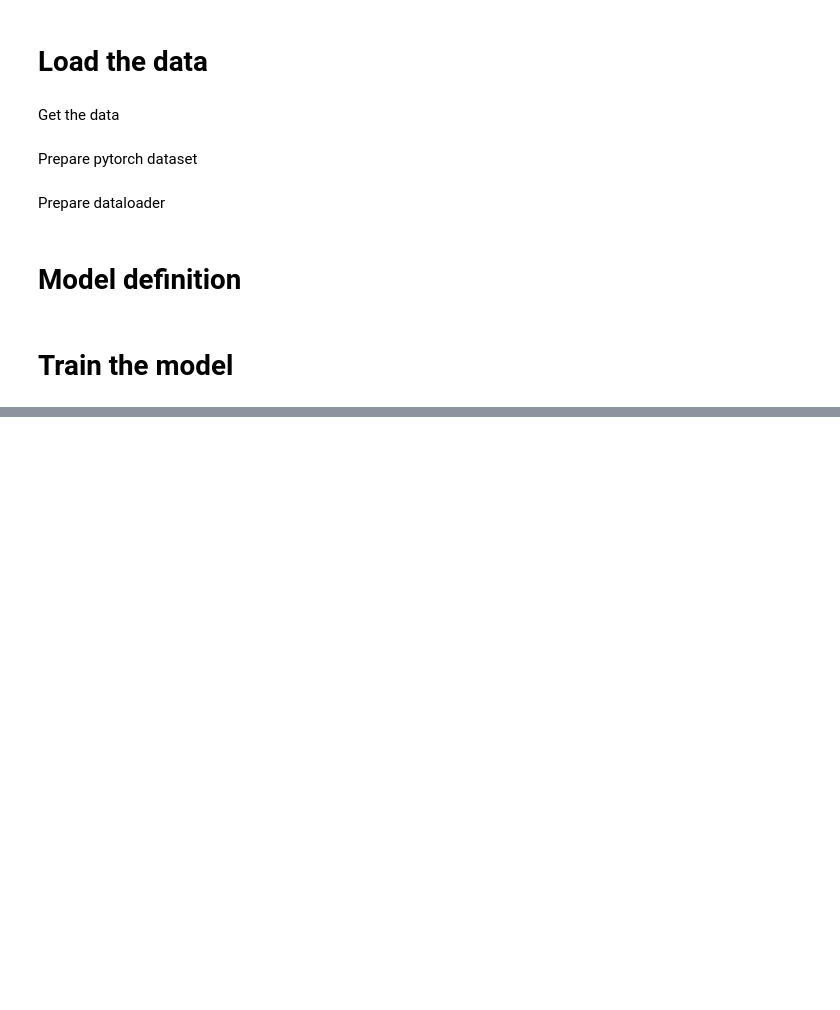
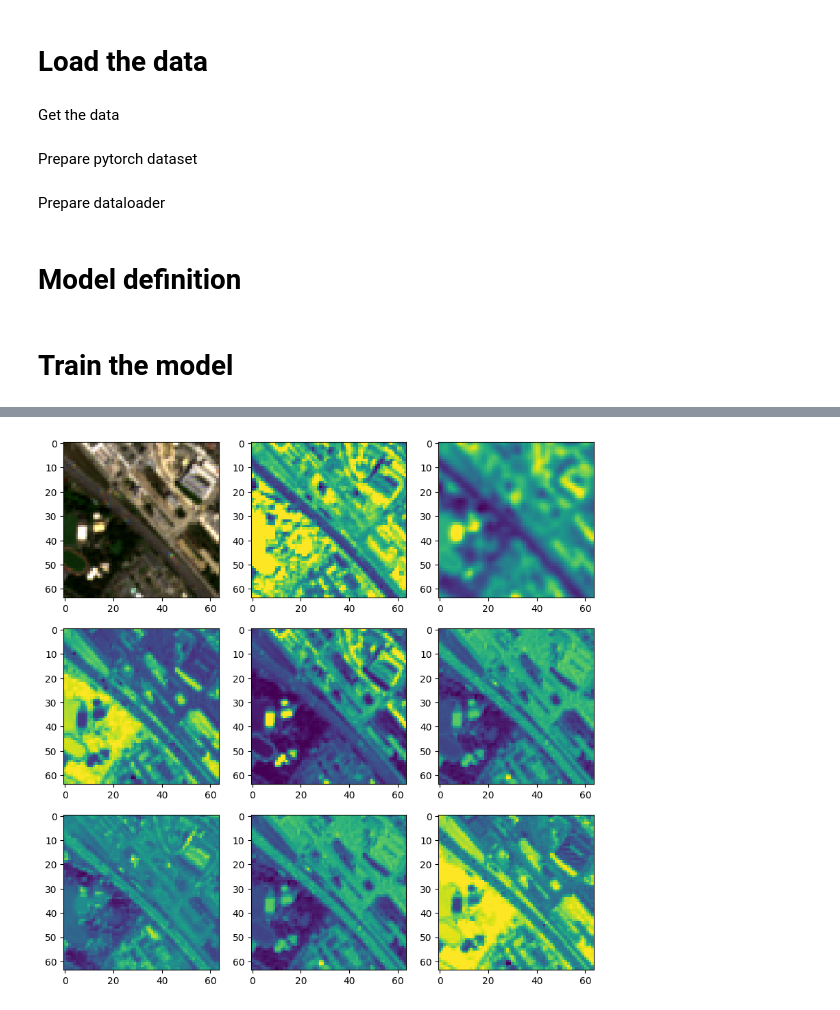
Before and after one commit to Etienne-bdt/BEI-SIA24, a Jupyter notebook: CNN.ipynb, the cells around one changed output, grey strips where cells are left out. Cells and saved outputs as stored; diff of their text form; code cells hidden in the pictures; blank space fills up the shorter version.

```diff
--- a/CNN.ipynb
+++ b/CNN.ipynb
@@ -453,0 +516,17 @@ mean diff NDWI pred - real 0.13662833
+# %%
+fig, ax = plt.subplots(3, 3, figsize=(10,10))
+
+ax[0, 0].imshow((y[batch_img, 0:3, :, :]).permute(1,2,0).detach().numpy())
+ax[0, 1].imshow(y[batch_img, 3, :, :].detach().numpy())
+ax[0, 2].imshow(y[batch_img, 4, :, :].detach().numpy())
+ax[1, 0].imshow(y[batch_img, 5, :, :].detach().numpy())
+ax[1, 1].imshow(y[batch_img,0,:,:].detach().numpy())
+ax[1, 2].imshow(y[batch_img, 6, :, :].detach().numpy())
+ax[2, 0].imshow(y[batch_img, 7, :, :].detach().numpy())
+ax[2, 1].imshow(y[batch_img, 8, :, :].detach().numpy())
+ax[2, 2].imshow(y[batch_img, 9, :, :].detach().numpy())
+
+
+plt.show()
+# %% [output]
+[figure, added]
```
Also changed, not shown: parts of 10 cells of this notebook.
